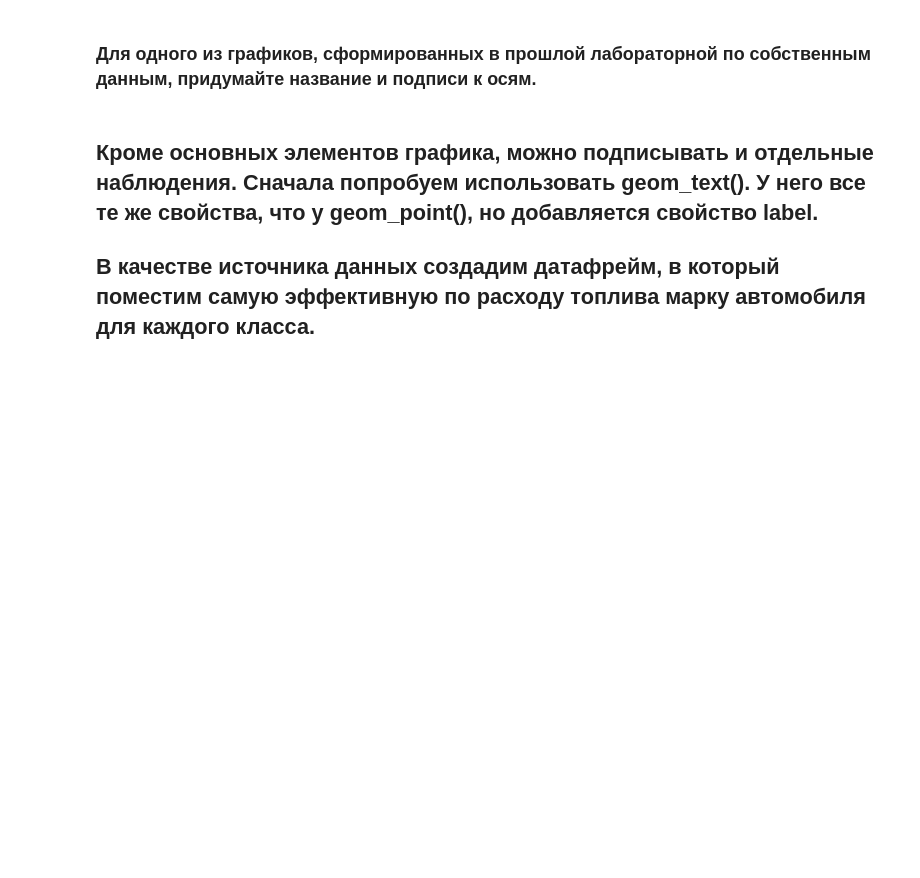
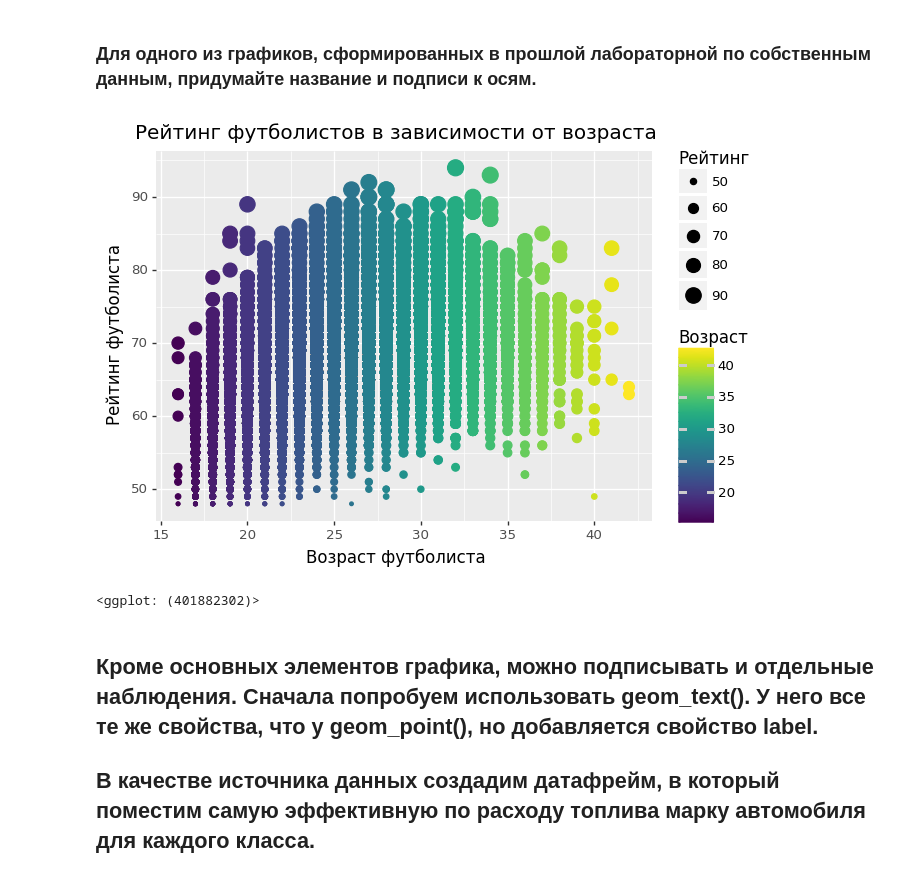
Before and after one commit to HEKOCMOC/Data-Visualization-Course, a Jupyter notebook: Lab3/Lab3.ipynb, the cells around one changed output. Cells and saved outputs as stored; diff of their text form; code cells hidden in the pictures; blank space fills up the shorter version.

```diff
--- a/Lab3/Lab3.ipynb
+++ b/Lab3/Lab3.ipynb
@@ -104,3 +100,15 @@ labs(title='Расход топлива по шоссе и по городу',
+# %%
+fifa = pd.read_csv(r"../Lab1/Data/players_20.csv")
+# %%
+ggplot(fifa) +\
+geom_point(mapping = aes(x='age', y='overall', size='overall', color='age')) +\
+labs(title='Рейтинг футболистов в зависимости от возраста',
+     x="Возраст футболиста",
+     y="Рейтинг футболиста",
+     colour="Возраст", size='Рейтинг')
+# %% [output]
+[figure, added]
+<ggplot: (401882302)>
 # %% [markdown]
 ## Кроме основных элементов графика, можно подписывать и отдельные наблюдения. Сначала попробуем использовать geom_text(). У него все те же свойства, что у geom_point(), но добавляется свойство label.
 ## В качестве источника данных создадим датафрейм, в который поместим самую эффективную по расходу топлива марку автомобиля для каждого класса.
```
Also changed, not shown: parts of 53 cells of this notebook, 1 other file.
